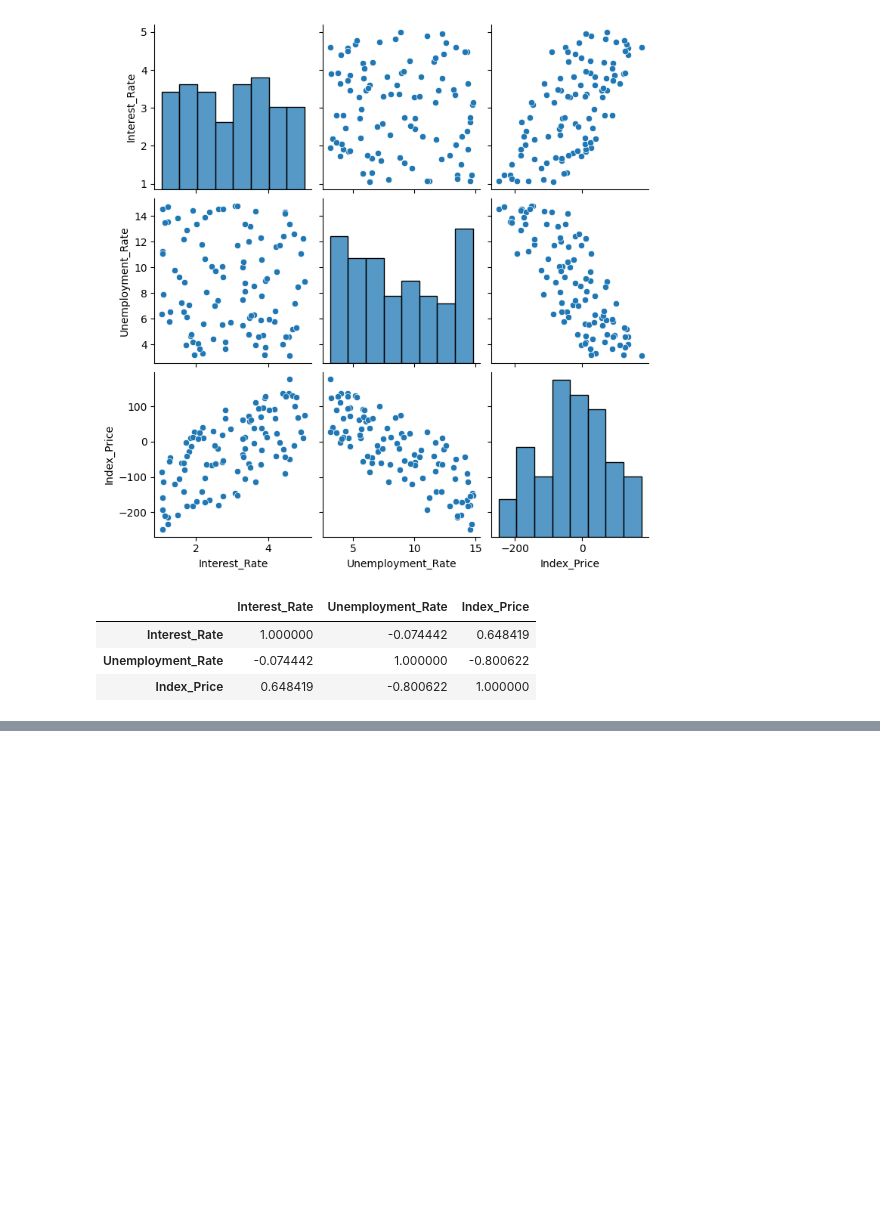
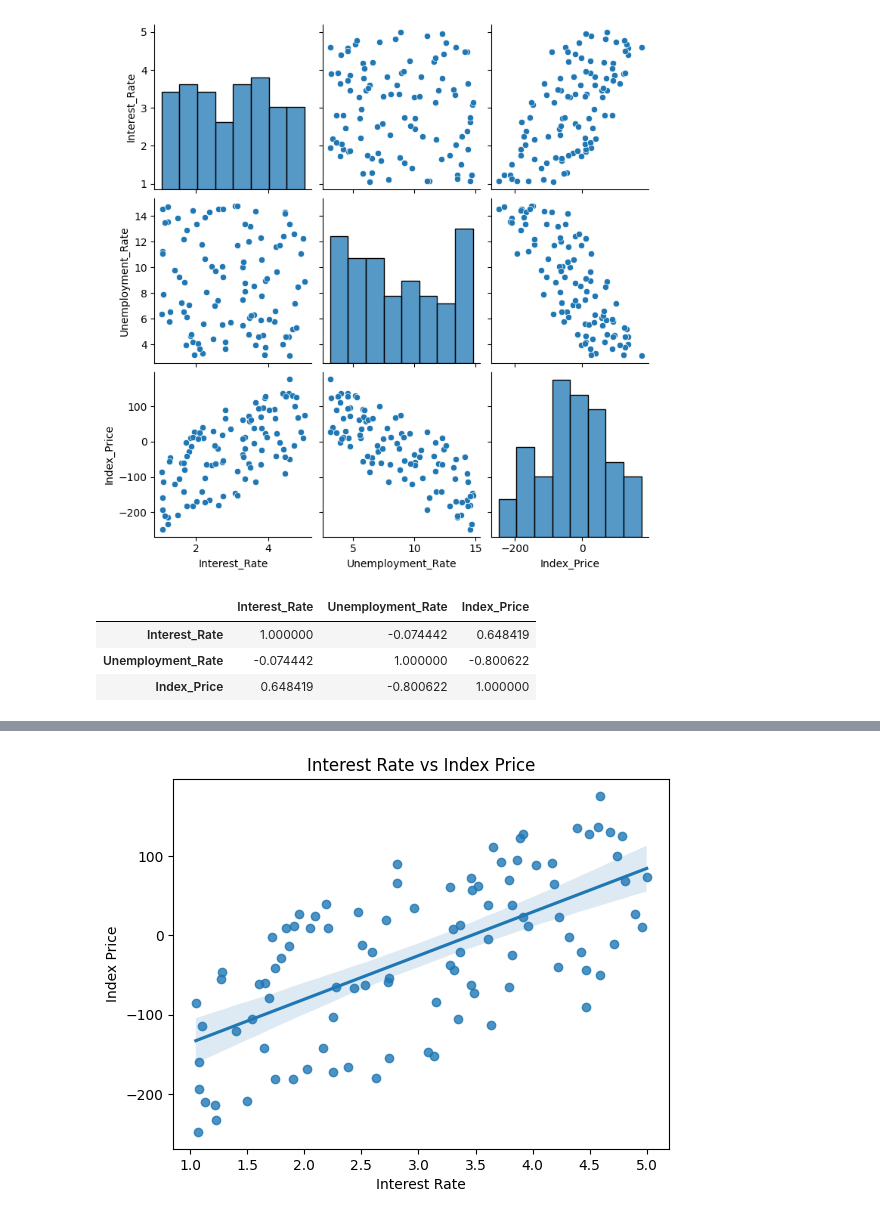
Before and after one commit to Kiritiaajd/MACHINE_LEARNING, a Jupyter notebook: MachineLearningAlgorithms/LineraRegression/MultipleLinearRegression.ipynb, the cells around one changed output, grey strips where cells are left out. Saved outputs shown, nothing was run; the diff lists cells and outputs as text; code cells hidden in the pictures; blank space fills up the shorter version.

```diff
--- a/MachineLearningAlgorithms/LineraRegression/MultipleLinearRegression.ipynb
+++ b/MachineLearningAlgorithms/LineraRegression/MultipleLinearRegression.ipynb
@@ -97,0 +106,11 @@ X = df_index[['interest_rates' ]]
+# %%
+
+sns.regplot(x='Interest_Rate', y='Index_Price', data=df_index)
+
+plt.xlabel('Interest Rate')
+plt.ylabel('Index Price')
+plt.title('Interest Rate vs Index Price')
+
+plt.show()
+# %% [output]
+[figure, added]
```
Also changed, not shown: parts of 16 cells of this notebook, 1 other file.
